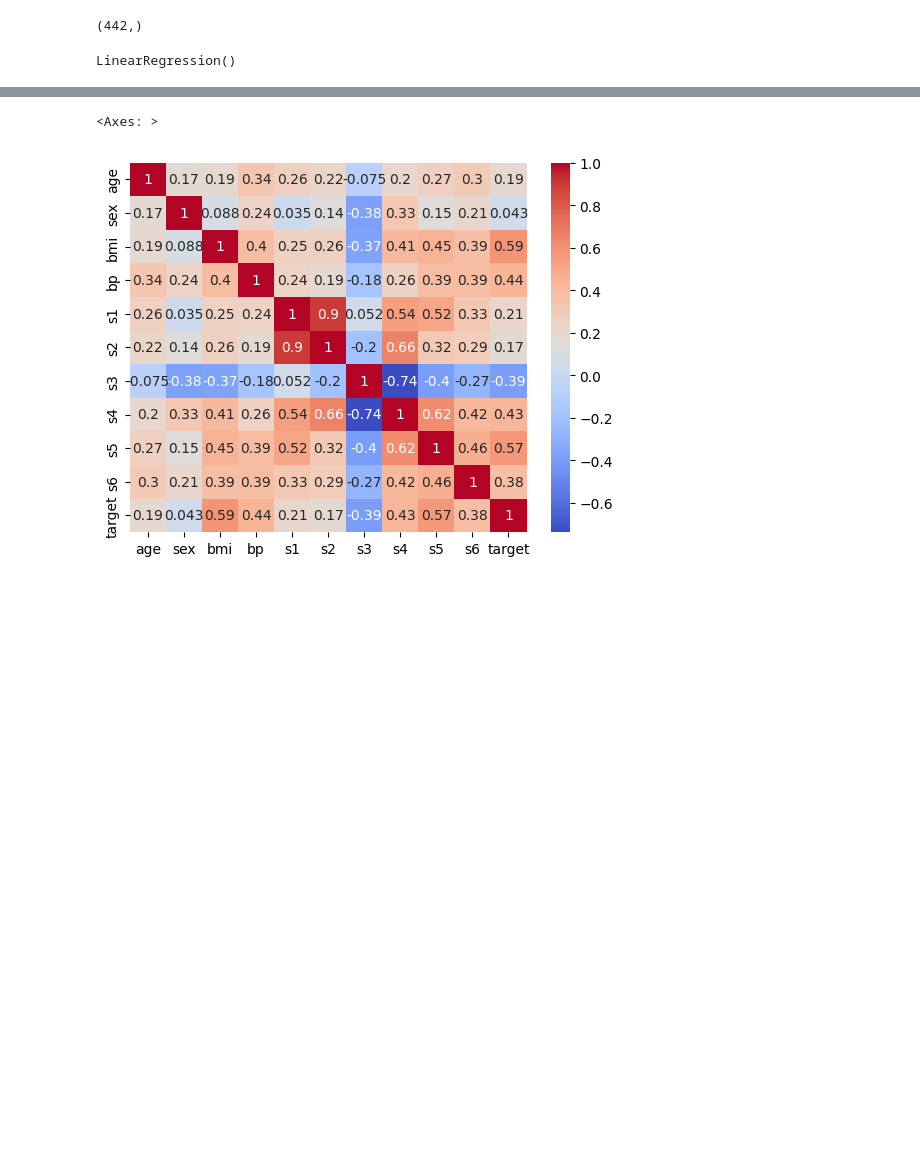
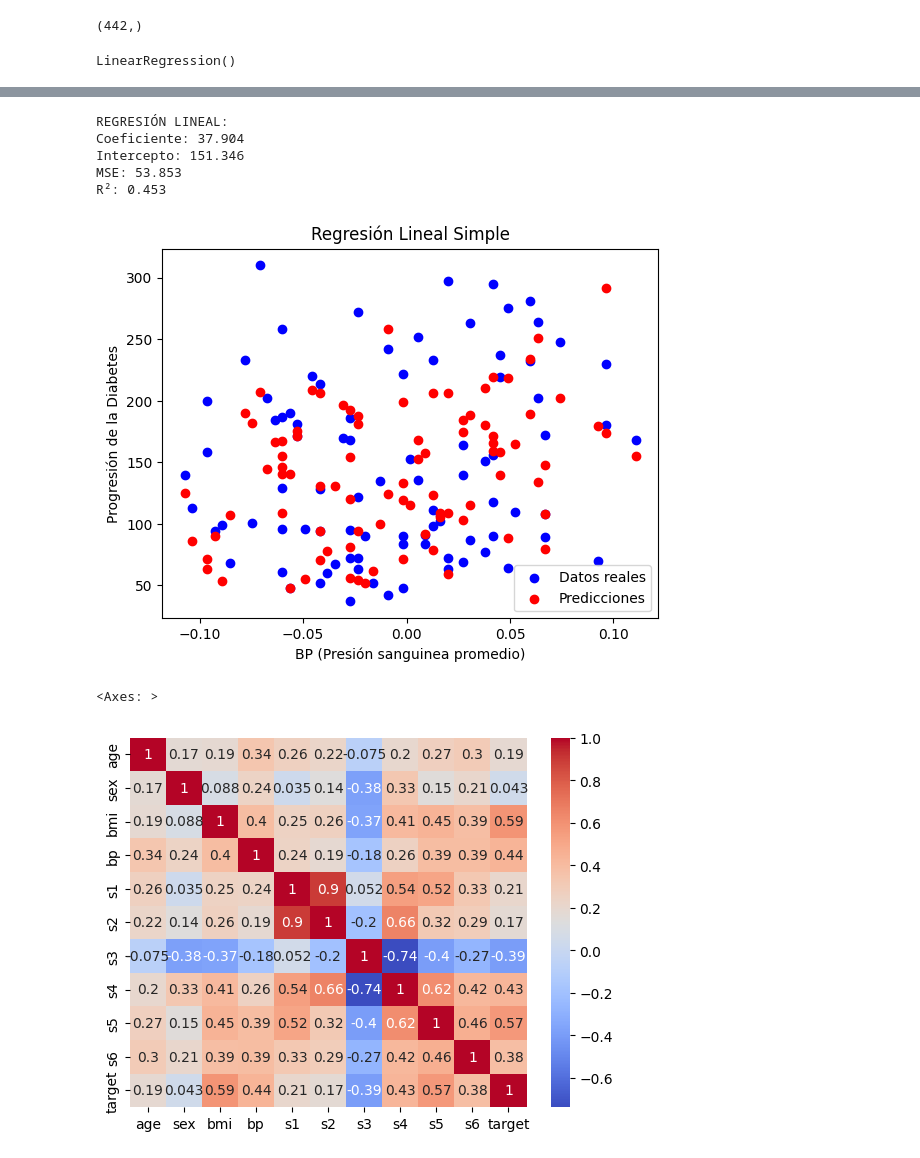
Before and after one commit to cdsaineac/Bootcamp-DS-202604, a Jupyter notebook: Clase 17 - Aprendizaje Supervisado Regresion/Aprendizaje_supervisado_Regresión.ipynb, the cells around one changed output, grey strips where cells are left out. Cells and saved outputs as stored; diff of their text form; code cells hidden in the pictures; blank space fills up the shorter version.

```diff
--- a/Clase 17 - Aprendizaje Supervisado Regresion/Aprendizaje_supervisado_Regresión.ipynb
+++ b/Clase 17 - Aprendizaje Supervisado Regresion/Aprendizaje_supervisado_Regresión.ipynb
@@ -230,3 +251,25 @@ y_pred_lr = lr_model.predict(X_test)
+# %%
+# Métricas
+print("REGRESIÓN LINEAL:")
+print(f"Coeficiente: {lr_model.coef_[0]:.3f}")
+print(f"Intercepto: {lr_model.intercept_:.3f}")
+print(f"MSE: {mean_squared_error(y_test, y_pred_lr) ** 0.5:.3f}")
+print(f"R²: {r2_score(y_test, y_pred_lr):.3f}\n")
+# Visualización
+plt.scatter(X_test[:, 0], y_test, color='blue', label='Datos reales')
+plt.scatter(X_test[:, 0], y_pred_lr, color='red', label='Predicciones')
+plt.title('Regresión Lineal Simple')
+plt.xlabel('BP (Presión sanguinea promedio)')
+plt.ylabel('Progresión de la Diabetes')
+plt.legend()
+plt.show()
+# %% [output]
+REGRESIÓN LINEAL:
+Coeficiente: 37.904
+Intercepto: 151.346
+MSE: 53.853
+R²: 0.453
+[figure, added]
 # %%
 ## Correlacion de las variables numericas
 import pandas as pd
```
Also changed, not shown: parts of 25 cells of this notebook, 1 other file.
